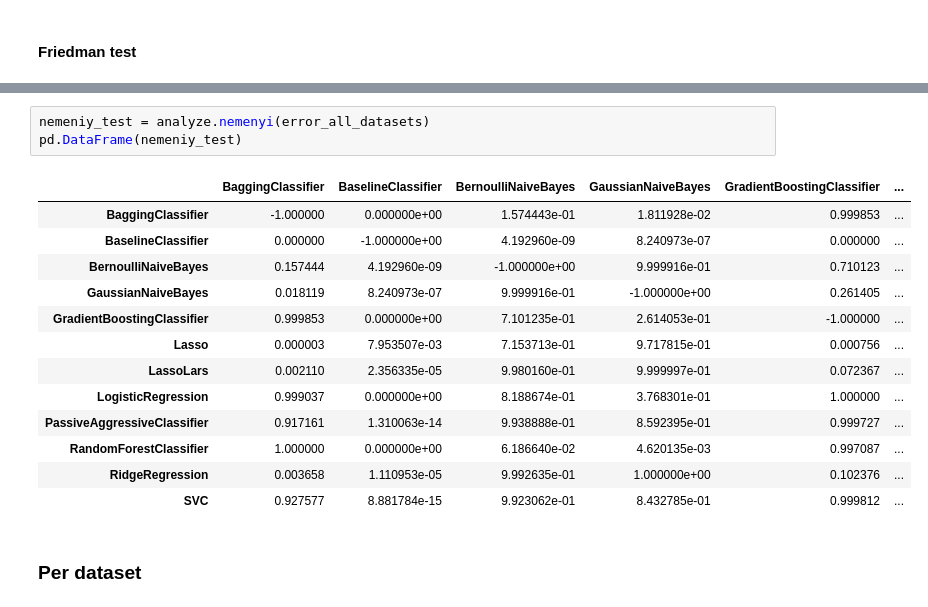
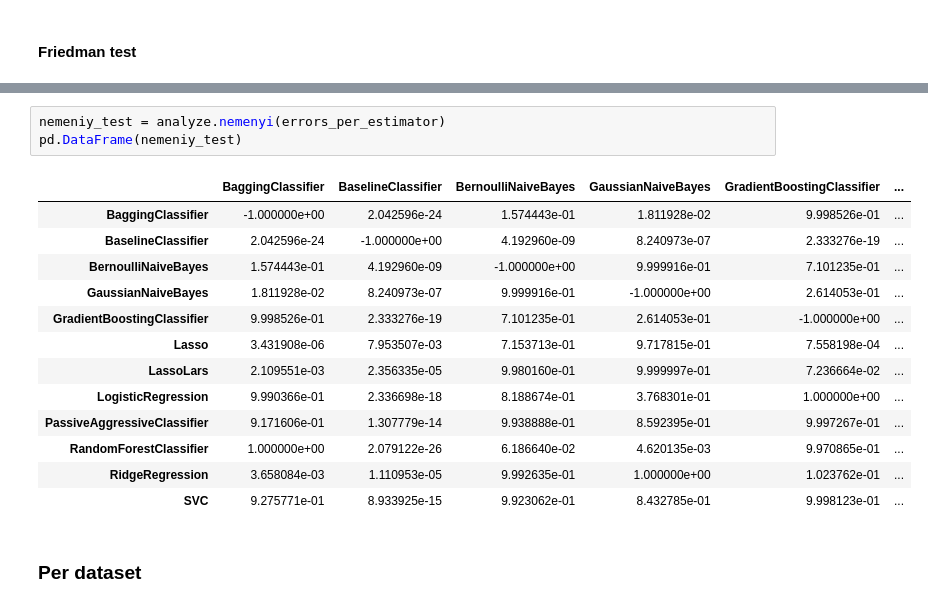
Before and after one commit to sktime/mlaut, a Jupyter notebook: AnalyzeResults.ipynb, the cells around one changed output, grey strips where cells are left out. Cells and saved outputs as stored; diff of their text form.

```diff
--- a/AnalyzeResults.ipynb
+++ b/AnalyzeResults.ipynb
@@ -161,21 +163,21 @@ friedman_test_df
 |  | statistic | p_value |
 | 0 | 479.352709 | 8.082297e-96 |
 # %%
-nemeniy_test = analyze.nemenyi(error_all_datasets)
+nemeniy_test = analyze.nemenyi(errors_per_estimator)
 pd.DataFrame(nemeniy_test)
 # %% [output]
 |  | BaggingClassifier | BaselineClassifier | BernoulliNaiveBayes | GaussianNaiveBayes | GradientBoostingClassifier | ... |
-| BaggingClassifier | -1.000000 | 0.000000e+00 | 1.574443e-01 | 1.811928e-02 | 0.999853 | ... |
-| BaselineClassifier | 0.000000 | -1.000000e+00 | 4.192960e-09 | 8.240973e-07 | 0.000000 | ... |
-| BernoulliNaiveBayes | 0.157444 | 4.192960e-09 | -1.000000e+00 | 9.999916e-01 | 0.710123 | ... |
-| GaussianNaiveBayes | 0.018119 | 8.240973e-07 | 9.999916e-01 | -1.000000e+00 | 0.261405 | ... |
-| GradientBoostingClassifier | 0.999853 | 0.000000e+00 | 7.101235e-01 | 2.614053e-01 | -1.000000 | ... |
-| Lasso | 0.000003 | 7.953507e-03 | 7.153713e-01 | 9.717815e-01 | 0.000756 | ... |
-| LassoLars | 0.002110 | 2.356335e-05 | 9.980160e-01 | 9.999997e-01 | 0.072367 | ... |
-| LogisticRegression | 0.999037 | 0.000000e+00 | 8.188674e-01 | 3.768301e-01 | 1.000000 | ... |
-| PassiveAggressiveClassifier | 0.917161 | 1.310063e-14 | 9.938888e-01 | 8.592395e-01 | 0.999727 | ... |
-| RandomForestClassifier | 1.000000 | 0.000000e+00 | 6.186640e-02 | 4.620135e-03 | 0.997087 | ... |
-| RidgeRegression | 0.003658 | 1.110953e-05 | 9.992635e-01 | 1.000000e+00 | 0.102376 | ... |
-| SVC | 0.927577 | 8.881784e-15 | 9.923062e-01 | 8.432785e-01 | 0.999812 | ... |
+| BaggingClassifier | -1.000000e+00 | 2.042596e-24 | 1.574443e-01 | 1.811928e-02 | 9.998526e-01 | ... |
+| BaselineClassifier | 2.042596e-24 | -1.000000e+00 | 4.192960e-09 | 8.240973e-07 | 2.333276e-19 | ... |
+| BernoulliNaiveBayes | 1.574443e-01 | 4.192960e-09 | -1.000000e+00 | 9.999916e-01 | 7.101235e-01 | ... |
+| GaussianNaiveBayes | 1.811928e-02 | 8.240973e-07 | 9.999916e-01 | -1.000000e+00 | 2.614053e-01 | ... |
+| GradientBoostingClassifier | 9.998526e-01 | 2.333276e-19 | 7.101235e-01 | 2.614053e-01 | -1.000000e+00 | ... |
+| Lasso | 3.431908e-06 | 7.953507e-03 | 7.153713e-01 | 9.717815e-01 | 7.558198e-04 | ... |
+| LassoLars | 2.109551e-03 | 2.356335e-05 | 9.980160e-01 | 9.999997e-01 | 7.236664e-02 | ... |
+| LogisticRegression | 9.990366e-01 | 2.336698e-18 | 8.188674e-01 | 3.768301e-01 | 1.000000e+00 | ... |
+| PassiveAggressiveClassifier | 9.171606e-01 | 1.307779e-14 | 9.938888e-01 | 8.592395e-01 | 9.997267e-01 | ... |
+| RandomForestClassifier | 1.000000e+00 | 2.079122e-26 | 6.186640e-02 | 4.620135e-03 | 9.970865e-01 | ... |
+| RidgeRegression | 3.658084e-03 | 1.110953e-05 | 9.992635e-01 | 1.000000e+00 | 1.023762e-01 | ... |
+| SVC | 9.275771e-01 | 8.933925e-15 | 9.923062e-01 | 8.432785e-01 | 9.998123e-01 | ... |
 # %% [markdown]
 ### Per dataset
```
Also changed, not shown: parts of 10 cells of this notebook.
